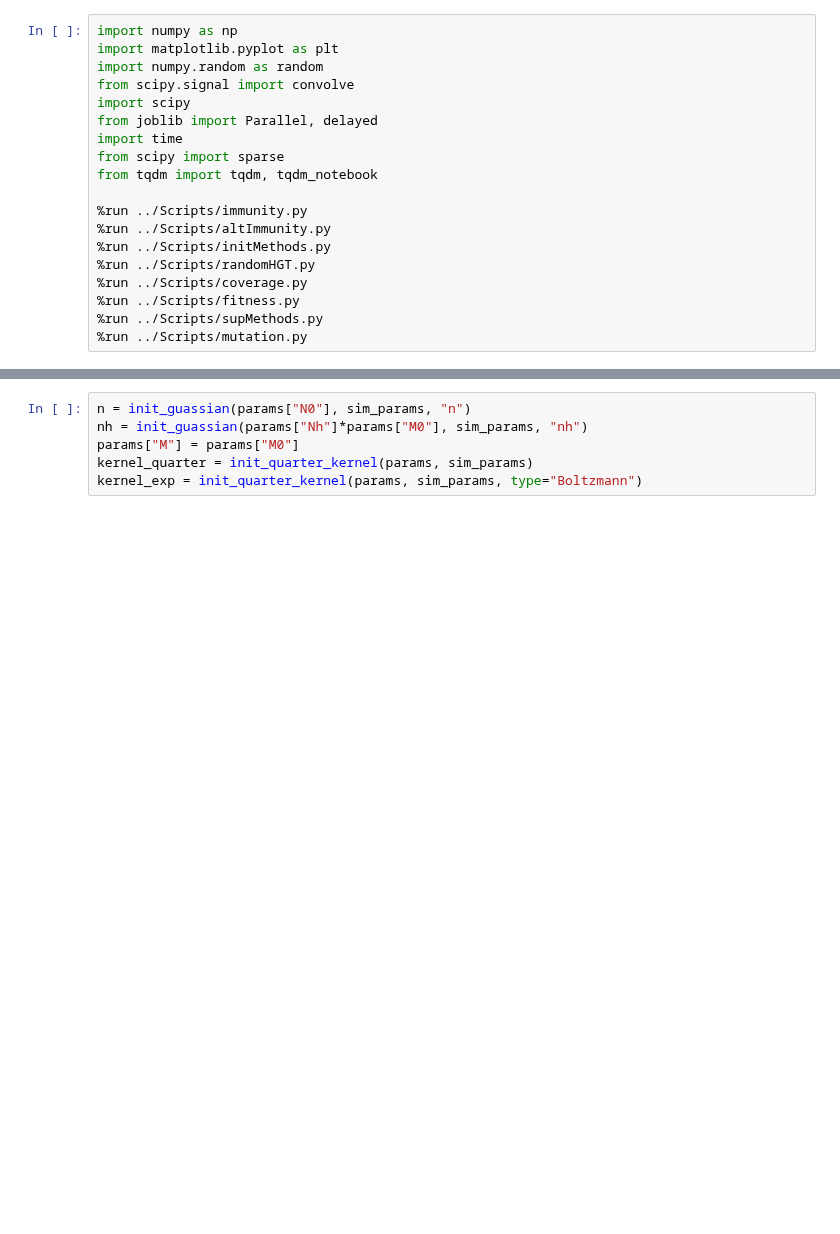
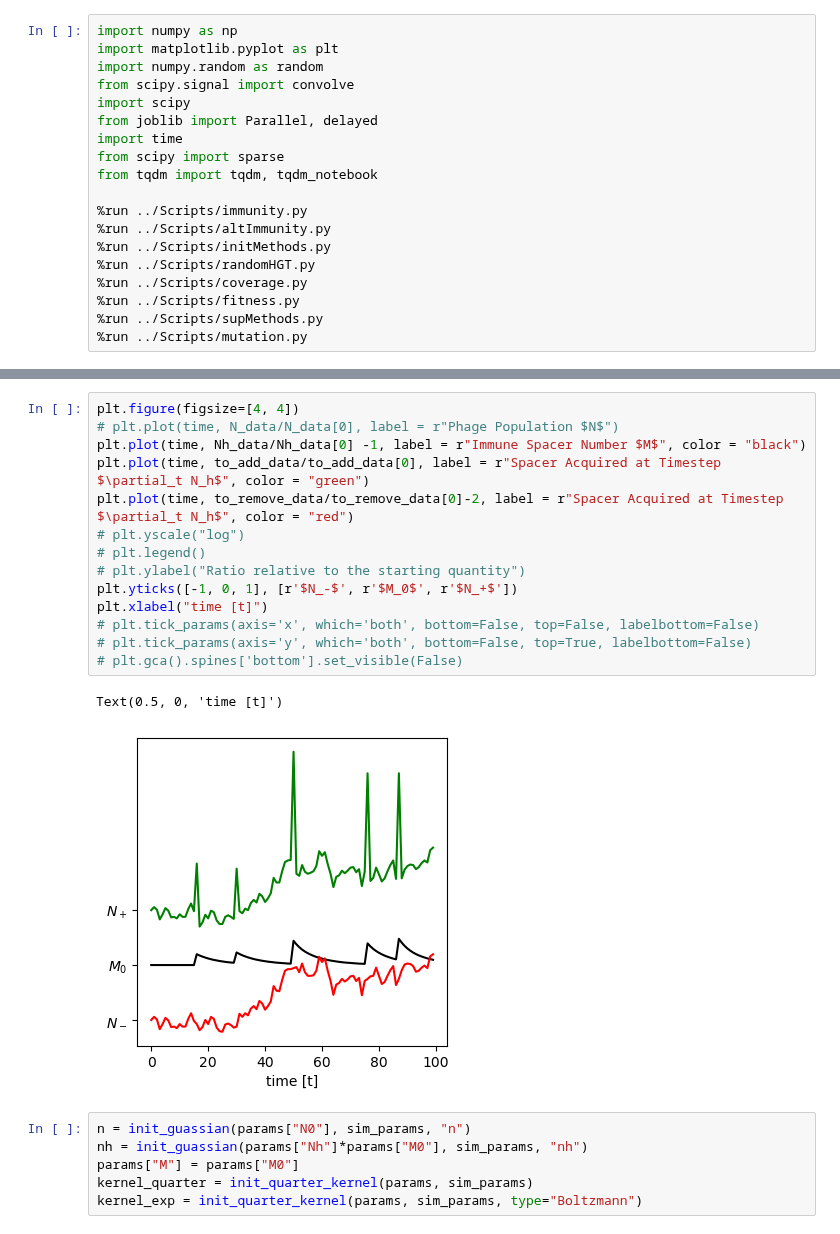
Before and after one commit to zhizhang1445/CRISPR_Sim, a Jupyter notebook: Unittest/HGTevents.ipynb, the cells around one changed output, grey strips where cells are left out. Saved outputs shown, nothing was run; the diff lists cells and outputs as text; blank space fills up the shorter version.

```diff
--- a/Unittest/HGTevents.ipynb
+++ b/Unittest/HGTevents.ipynb
@@ -118,3 +136,20 @@ Text(0.5, 0, 'Time [s]')
+# %%
+plt.figure(figsize=[4, 4])
+# plt.plot(time, N_data/N_data[0], label = r"Phage Population $N$")
+plt.plot(time, Nh_data/Nh_data[0] -1, label = r"Immune Spacer Number $M$", color = "black")
+plt.plot(time, to_add_data/to_add_data[0], label = r"Spacer Acquired at Timestep $\partial_t N_h$", color = "green")
+plt.plot(time, to_remove_data/to_remove_data[0]-2, label = r"Spacer Acquired at Timestep $\partial_t N_h$", color = "red")
+# plt.yscale("log")
+# plt.legend()
+# plt.ylabel("Ratio relative to the starting quantity")
+plt.yticks([-1, 0, 1], [r'$N_-$', r'$M_0$', r'$N_+$'])
+plt.xlabel("time [t]")
+# plt.tick_params(axis='x', which='both', bottom=False, top=False, labelbottom=False)
+# plt.tick_params(axis='y', which='both', bottom=False, top=True, labelbottom=False)
+# plt.gca().spines['bottom'].set_visible(False)
+# %% [output]
+Text(0.5, 0, 'time [t]')
+[figure, added]
 # %%
 n = init_guassian(params["N0"], sim_params, "n")
 nh = init_guassian(params["Nh"]*params["M0"], sim_params, "nh")
```
Also changed, not shown: parts of 13 cells of this notebook, 6 other files.
